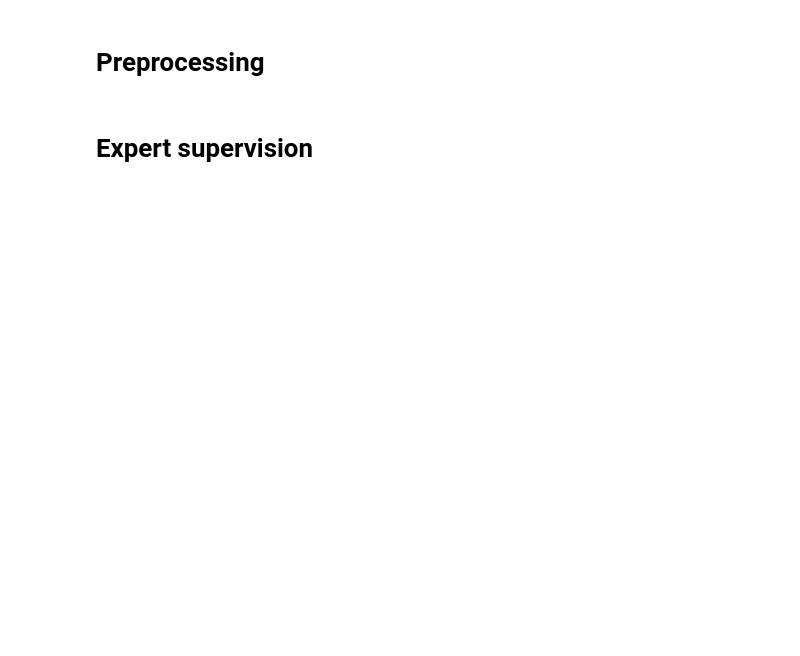
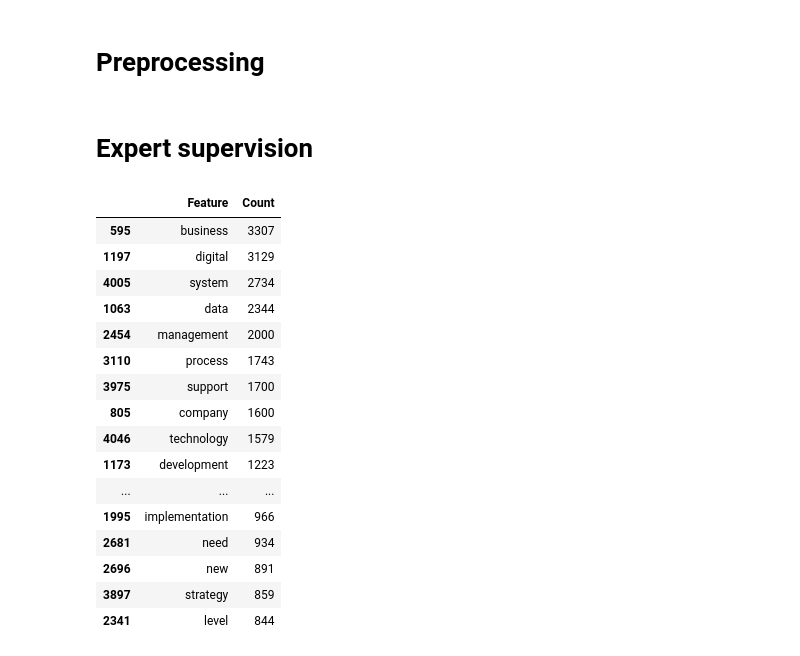
Before and after one commit to roughhawkbit/digi-inno-road-prod, a Jupyter notebook: analysis/6_BERT_approach.ipynb, the cells around one changed output. Drawn from its saved outputs; the diff is of its cells as text; code cells hidden in the pictures; blank space fills up the shorter version.

Commit message:
Notebook 6 uses sklearn CountVectorizer for counting 1-grams

```diff
--- a/analysis/6_BERT_approach.ipynb
+++ b/analysis/6_BERT_approach.ipynb
@@ -84,10 +112,4 @@ phrases = [
 # %%
-stops = set(stopwords.words('english'))
-lemmatizer = WordNetLemmatizer()
-
-regexpr = "|".join(phrases) + "|[\\w']+"
-tokenizer = RegexpTokenizer(regexpr)
-
 def preprocess_text(text):
     cleaned_text = text.replace("[REDACTED]", "")
     for short_form, full_form in acronyms_abbreviations.items():
@@ -96,9 +118,7 @@ def preprocess_text(text):
             cleaned_text = re.sub(re.escape(match), full_form, cleaned_text, flags=re.IGNORECASE)
     # Skipped removing punctuation as tokenization already does this.
     cleaned_text = cleaned_text.lower()
-    # TO DO: explore switching the order of the lemmatization and stop word removal steps:
-    # e.g., "has" is a stop word, but post-lemmatization it becomes "ha", which is not a stop word, so it is retained in the final output.
-    tokenized_answer = tokenizer.tokenize(cleaned_text)
+    tokenized_answer = re_tokenizer.tokenize(cleaned_text)
     lemmatized_answer = [lemmatizer.lemmatize(word) for word in tokenized_answer]
-    final_answer = [lemma for lemma in lemmatized_answer if lemma not in stops]
-    return final_answer
+    final_answer = [lemma for lemma in lemmatized_answer if lemma not in lemmatized_stops]
+    return " ".join(final_answer)
@@ -107,2 +125,3 @@ def preprocess_text(text):
 # %%
-responses_df['Cleaned Response'] = responses_df.apply(lambda row: preprocess_text(row['Response']), axis=1)
+# responses_df['Cleaned Response'] = responses_df.apply(lambda row: preprocess_text(row['Response']), axis=1)
+sentences_df['Cleaned Sentence'] = sentences_df.apply(lambda row: preprocess_text(row['Sentence']), axis=1)
@@ -111,5 +128,11 @@ all_words = responses_df['Cleaned Response'].explode()
 # %%
-vectorizer = CountVectorizer()
-transform_array = vectorizer.fit_transform()
+vectorizer = CountVectorizer(analyzer='word', ngram_range=(1,1))
+transform_array = vectorizer.fit_transform(sentences_df['Cleaned Sentence'])
+feature_names = vectorizer.get_feature_names_out()
+# %%
+features_df = pd.DataFrame({
+    "Feature": feature_names,
+    "Count": transform_array.sum(axis=0).getA1()
+})
 # %% [markdown]
 # Expert supervision
@@ -128,0 +139,20 @@ counted_words[0:20]
+# %%
+features_df.sort_values('Count', ascending=False)[:20]
+# %% [output]
+|  | Feature | Count |
+| 595 | business | 3307 |
+| 1197 | digital | 3129 |
+| 4005 | system | 2734 |
+| 1063 | data | 2344 |
+| 2454 | management | 2000 |
+| 3110 | process | 1743 |
+| 3975 | support | 1700 |
+| 805 | company | 1600 |
+| 4046 | technology | 1579 |
+| 1173 | development | 1223 |
+| ... | ... | ... |
+| 1995 | implementation | 966 |
+| 2681 | need | 934 |
+| 2696 | new | 891 |
+| 3897 | strategy | 859 |
+| 2341 | level | 844 |
```
Also changed, not shown: parts of 11 cells of this notebook.
